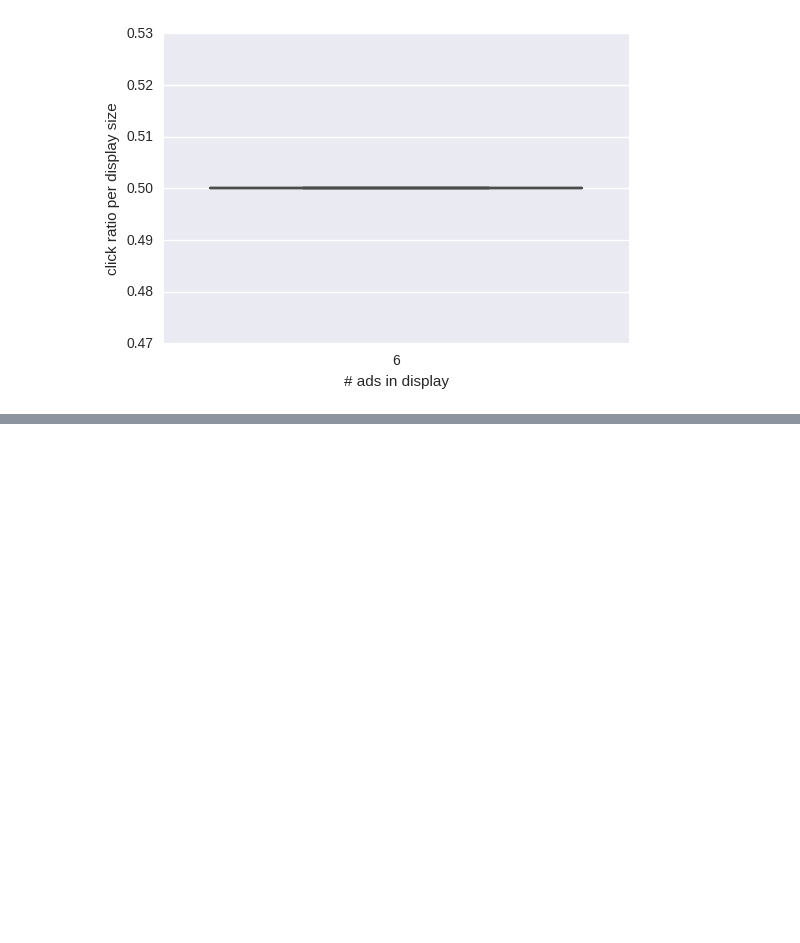
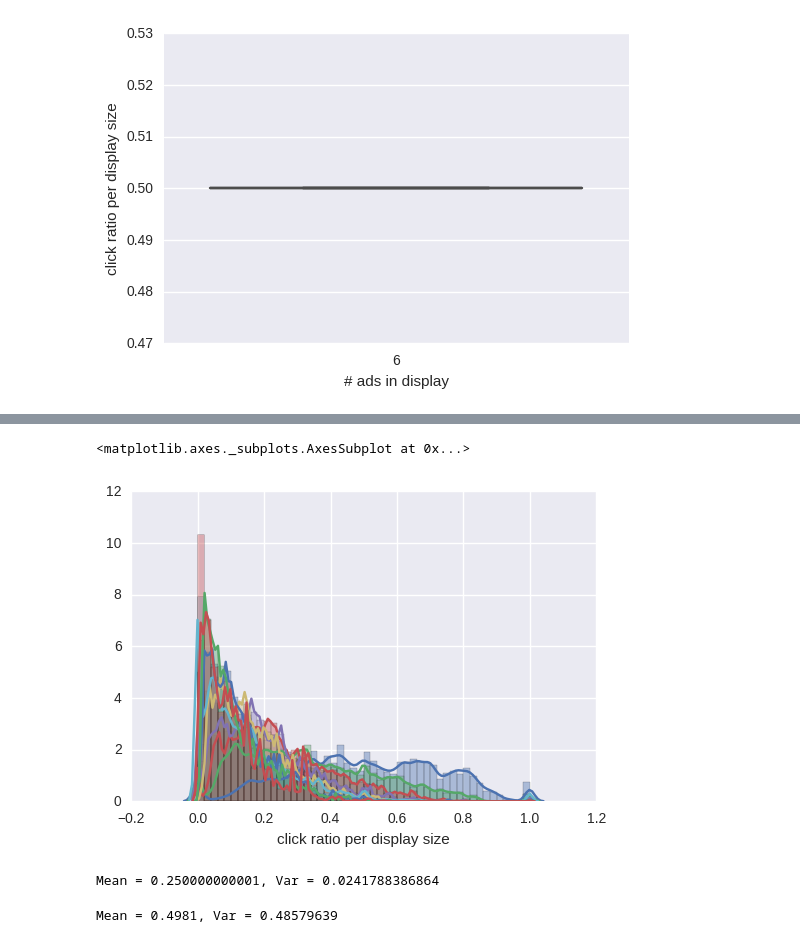
Before and after one commit to jason9263/kaggle_outbrain, a Jupyter notebook: EDA #2.ipynb, the cells around one changed output, grey strips where cells are left out. Cells and saved outputs as stored; diff of their text form; code cells hidden in the pictures; blank space fills up the shorter version.

```diff
--- a/EDA #2.ipynb
+++ b/EDA #2.ipynb
@@ -119,0 +186,24 @@ sns.boxplot(x="# ads in display", y="click ratio per display size", data=dfTrain
+# %%
+ax1 = sns.distplot(treatment1)
+sns.distplot(treatment2, ax=ax1)
+sns.distplot(treatment3, ax=ax1)
+sns.distplot(treatment4, ax=ax1)
+sns.distplot(treatment5, ax=ax1)
+sns.distplot(treatment6, ax=ax1)
+sns.distplot(treatment7, ax=ax1)
+sns.distplot(treatment8, ax=ax1)
+sns.distplot(treatment9, ax=ax1)
+# %% [output]
+<matplotlib.axes._subplots.AxesSubplot at 0x...>
+[figure, added]
+# %%
+t = treatment3
+
+print('Mean = {}, Var = {}'.format(t.mean(), t.var()))
+# %% [output]
+Mean = 0.250000000001, Var = 0.0241788386864
+# %%
+p = np.random.poisson(0.5, [10000,])
+print('Mean = {}, Var = {}'.format(p.mean(), p.var()))
+# %% [output]
+Mean = 0.4981, Var = 0.48579639
```
Also changed, not shown: parts of 21 cells of this notebook.
